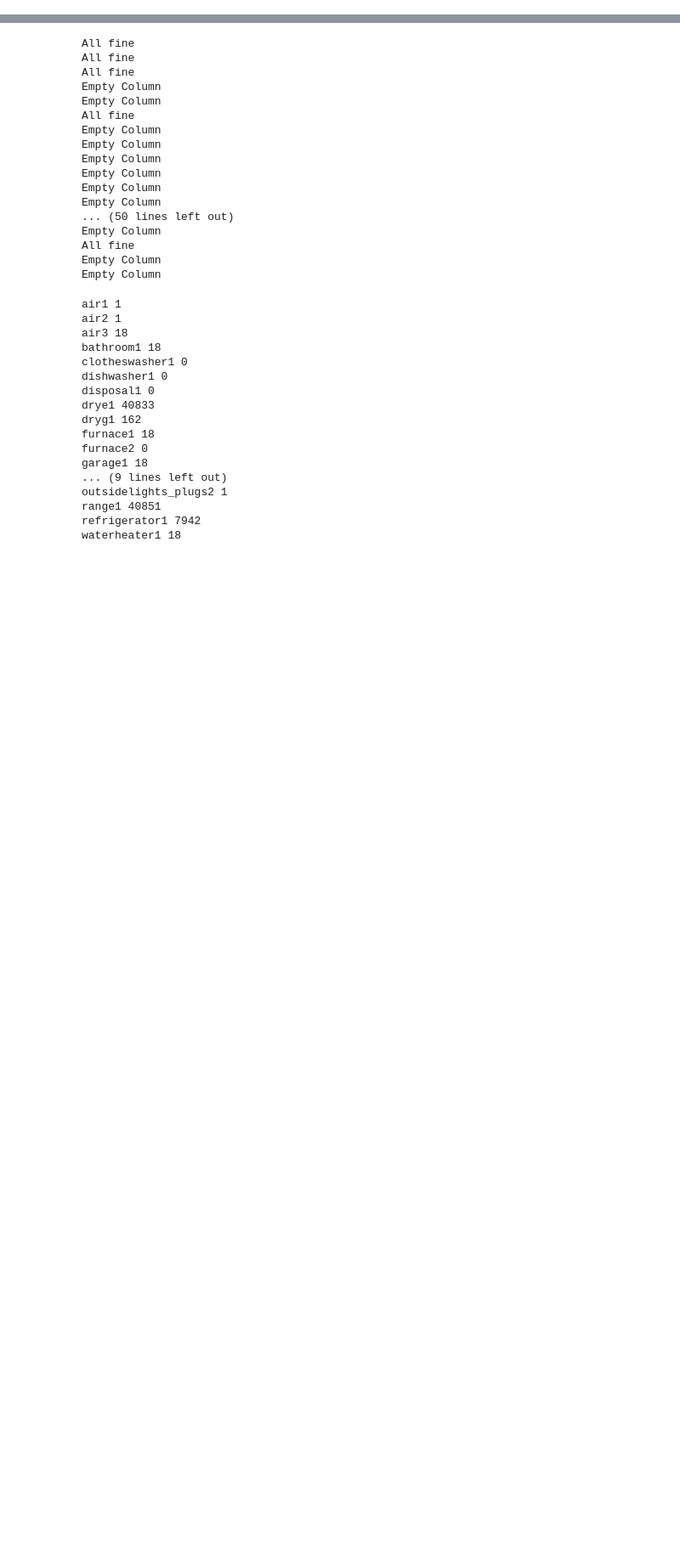
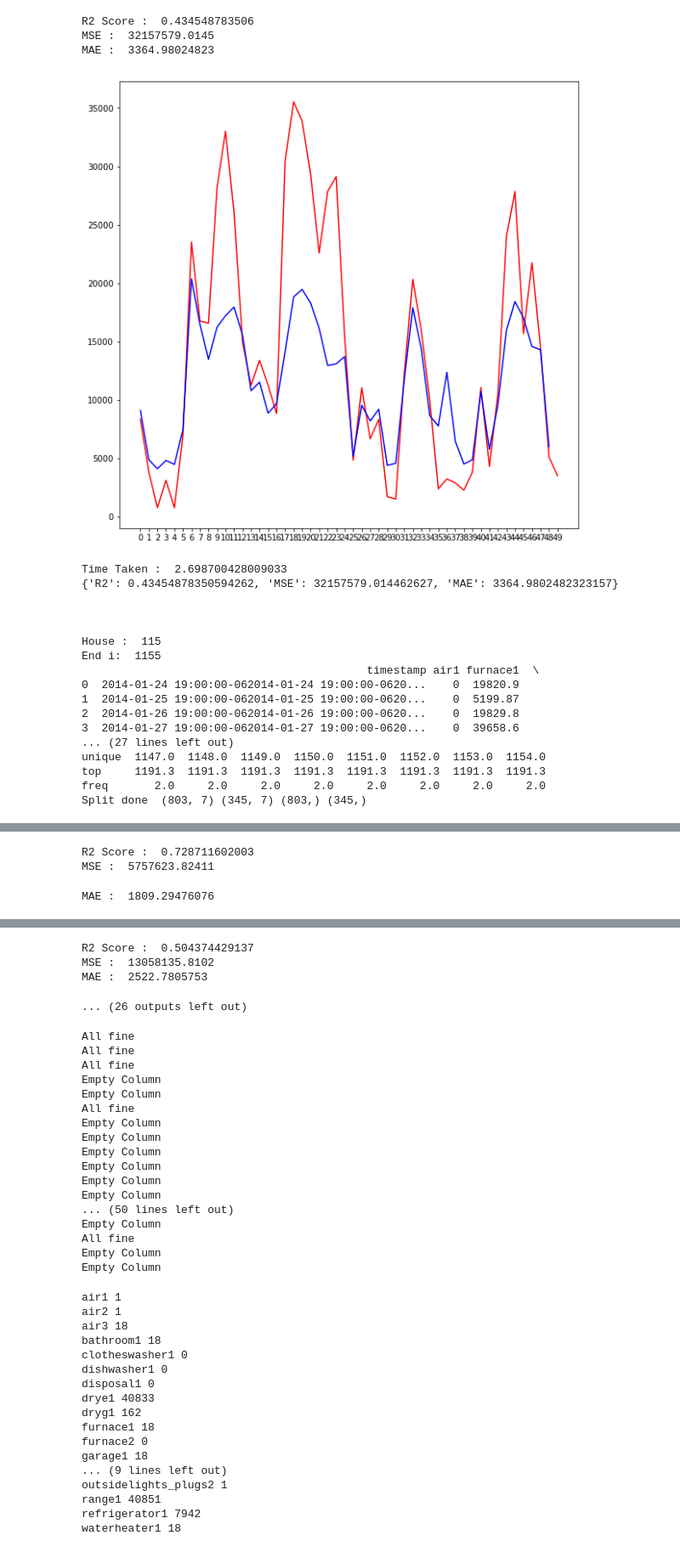
Before and after one commit to adithya8/loadPrediction, a Jupyter notebook: dataport_1632-Copy1.ipynb, the cells around one changed output, grey strips where cells are left out. Shown at 85% size. Saved outputs shown, nothing was run; the diff lists cells and outputs as text; code cells hidden in the pictures; blank space fills up the shorter version.

```diff
--- a/dataport_1632-Copy1.ipynb
+++ b/dataport_1632-Copy1.ipynb
@@ -141,0 +239,28 @@ def nn_model(localdf,localdict,times,metric,num_cols,hour_day):
+# %%
+'''
+Results on house_id : 115.
+
+Running the model and comparing on other houses.
+'''
+d = []
+
+hid = [1037,115,2401,3268,3273,4000,6324,6614,9912]
+for i in range(len(hid)):
+    print ("\n\n\nHouse : ",hid[i])
+    d_total = pd.read_pickle("../DataSets/New_Pecan_Street/load_data_"+str(hid[i])+".pkl")
+    d_total.isnull().sum()
+    d_total = d_total[["localhour","air1","furnace1","waterheater1"]]
+    d_total = d_total*1000
+
+    thermal_dict1 = {}
+    model_history1 = {}
+    ti = time.time()
+    thermal_dict1,y_test1,y_pred1 = nn_model(d_total,thermal_dict,1,"mean_squared_error",4,day_hour)
+    tf = time.time()
+
+    print ("Time Taken : ",tf-ti)
+    print (thermal_dict1)
+    d.append(thermal_dict1)
+
+print (d)
+# %% [output]
@@ -141,0 +286,21 @@ def nn_model(localdf,localdict,times,metric,num_cols,hour_day):
+R2 Score :  0.434548783506
+MSE :  32157579.0145
+MAE :  3364.98024823
+[figure, added]
+Time Taken :  2.698700428009033
+{'R2': 0.43454878350594262, 'MSE': 32157579.014462627, 'MAE': 3364.9802482323157}
+
+
+
+House :  115
+End i:  1155
+                                           timestamp air1 furnace1  \
+0  2014-01-24 19:00:00-062014-01-24 19:00:00-0620...    0  19820.9
+1  2014-01-25 19:00:00-062014-01-25 19:00:00-0620...    0  5199.87
+2  2014-01-26 19:00:00-062014-01-26 19:00:00-0620...    0  19829.8
+3  2014-01-27 19:00:00-062014-01-27 19:00:00-0620...    0  39658.6
+... (27 lines left out)
+unique  1147.0  1148.0  1149.0  1150.0  1151.0  1152.0  1153.0  1154.0
+top     1191.3  1191.3  1191.3  1191.3  1191.3  1191.3  1191.3  1191.3
+freq       2.0     2.0     2.0     2.0     2.0     2.0     2.0     2.0
+Split done  (803, 7) (345, 7) (803,) (345,)
@@ -141,0 +309,3 @@ def nn_model(localdf,localdict,times,metric,num_cols,hour_day):
+R2 Score :  0.728711602003
+MSE :  5757623.82411
+MAE :  1809.29476076
@@ -142,3 +332,7 @@ def nn_model(localdf,localdict,times,metric,num_cols,hour_day):
+R2 Score :  0.504374429137
+MSE :  13058135.8102
+MAE :  2522.7805753
+... (26 outputs left out)
 # %%
 df= pd.read_pickle("../DataSets/New_Pecan_Street/load_data_1632.pkl")
 df_new=df
```
Also changed, not shown: parts of 26 cells of this notebook, 1 other file.
